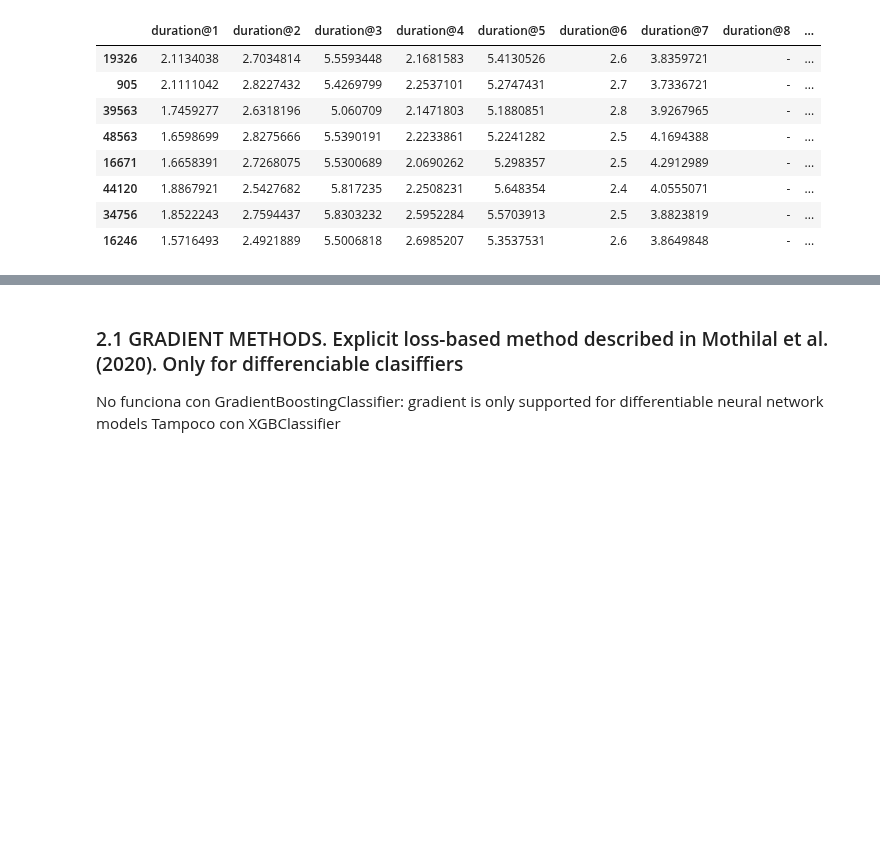
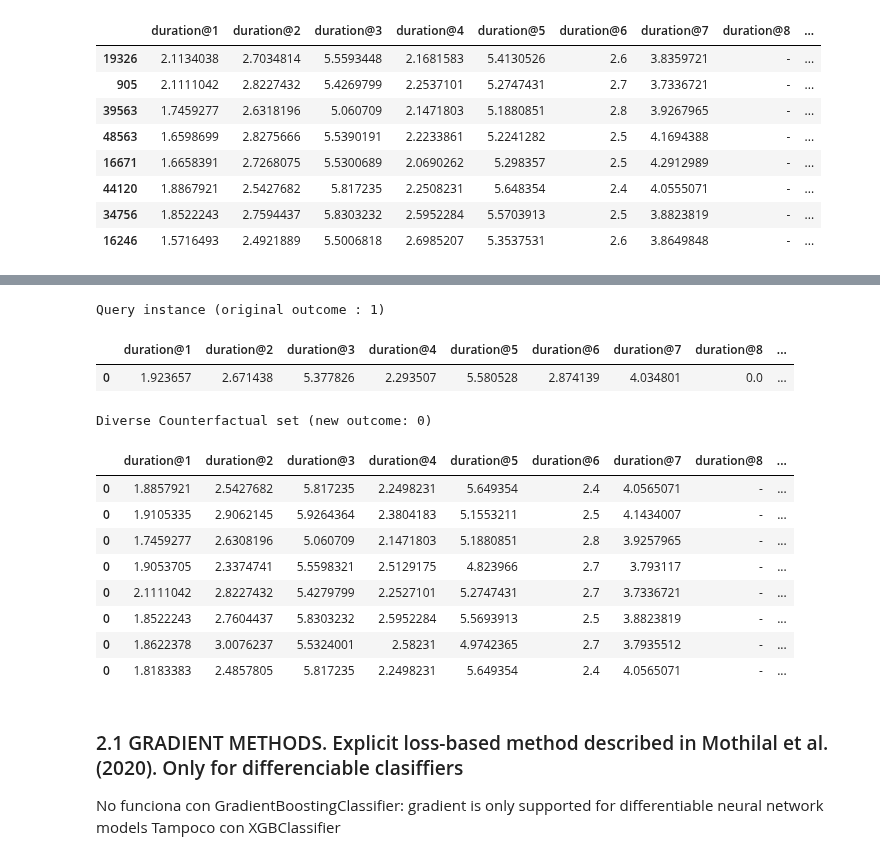
Before and after one commit to jismartin/counterEVM, a Jupyter notebook: PrimerasPruebasEVM.ipynb, the cells around one changed output, grey strips where cells are left out. Cells and saved outputs as stored; diff of their text form; code cells hidden in the pictures; blank space fills up the shorter version.

Commit message:
MODEL-AGNOSTIC, Genetic algorithm, based on GeCo

```diff
--- a/PrimerasPruebasEVM.ipynb
+++ b/PrimerasPruebasEVM.ipynb
@@ -181,3 +199,22 @@ Diverse Counterfactual set (new outcome: 0)
+# %%
+exp_genetic = dice_ml.Dice(d, m, method="genetic")
+
+dice_exp_genetic = exp_genetic.generate_counterfactuals(X[1:2], total_CFs=8, desired_class="opposite")
+dice_exp_genetic.visualize_as_dataframe(show_only_changes=True)
+# %% [output]
+Query instance (original outcome : 1)
+|  | duration@1 | duration@2 | duration@3 | duration@4 | duration@5 | duration@6 | duration@7 | duration@8 | ... |
+| 0 | 1.923657 | 2.671438 | 5.377826 | 2.293507 | 5.580528 | 2.874139 | 4.034801 | 0.0 | ... |
+Diverse Counterfactual set (new outcome: 0)
+|  | duration@1 | duration@2 | duration@3 | duration@4 | duration@5 | duration@6 | duration@7 | duration@8 | ... |
+| 0 | 1.8857921 | 2.5427682 | 5.817235 | 2.2498231 | 5.649354 | 2.4 | 4.0565071 | - | ... |
+| 0 | 1.9105335 | 2.9062145 | 5.9264364 | 2.3804183 | 5.1553211 | 2.5 | 4.1434007 | - | ... |
+| 0 | 1.7459277 | 2.6308196 | 5.060709 | 2.1471803 | 5.1880851 | 2.8 | 3.9257965 | - | ... |
+| 0 | 1.9053705 | 2.3374741 | 5.5598321 | 2.5129175 | 4.823966 | 2.7 | 3.793117 | - | ... |
+| 0 | 2.1111042 | 2.8227432 | 5.4279799 | 2.2527101 | 5.2747431 | 2.7 | 3.7336721 | - | ... |
+| 0 | 1.8522243 | 2.7604437 | 5.8303232 | 2.5952284 | 5.5693913 | 2.5 | 3.8823819 | - | ... |
+| 0 | 1.8622378 | 3.0076237 | 5.5324001 | 2.58231 | 4.9742365 | 2.7 | 3.7935512 | - | ... |
+| 0 | 1.8183383 | 2.4857805 | 5.817235 | 2.2498231 | 5.649354 | 2.4 | 4.0565071 | - | ... |
 # %% [markdown]
 ### 2.1 GRADIENT METHODS. Explicit loss-based method described in Mothilal et al. (2020). Only for differenciable clasiffiers
 
```
Also changed, not shown: parts of 1 cell of this notebook.
